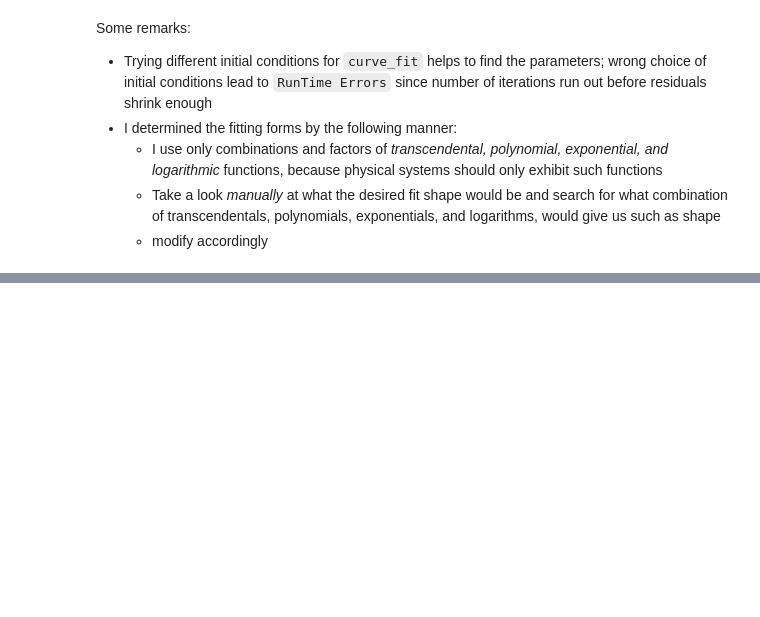
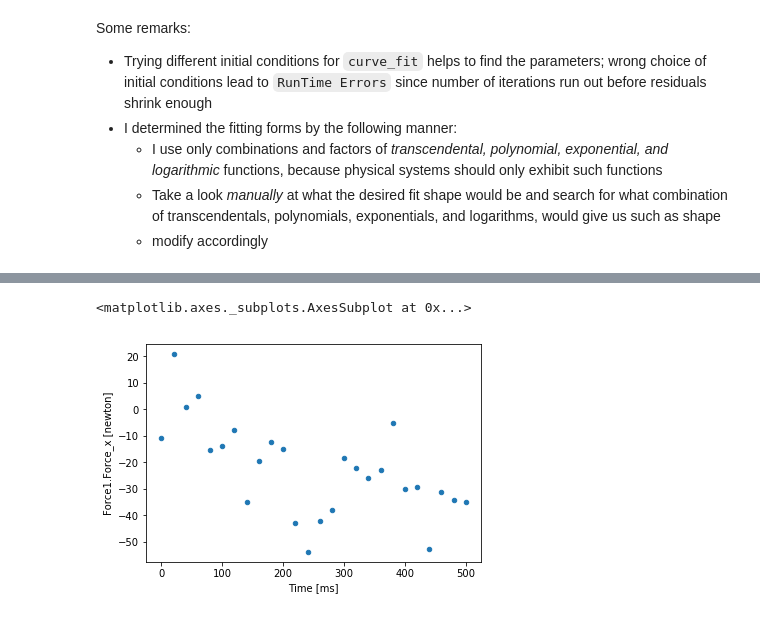
Before and after one commit to ernestyalumni/servetheloop, a Jupyter notebook: CurveFit/CurveFit.ipynb, the cells around one changed output, grey strips where cells are left out. Saved outputs shown, nothing was run; the diff lists cells and outputs as text; code cells hidden in the pictures; blank space fills up the shorter version.

```diff
--- a/CurveFit/CurveFit.ipynb
+++ b/CurveFit/CurveFit.ipynb
@@ -442,0 +488,3 @@ Some remarks:
+# %%
+DF1_A57 = pd.read_csv( SUBDIR + "Data Table 1 A57.csv" )
+XY1_A57 = pd.read_csv( SUBDIR + "XY Plot 1 A57.csv" )
@@ -442,0 +523,5 @@ Some remarks:
+# %%
+DF1_A57.plot("Time [ms]", "Force1.Force_x [newton]", kind="scatter", title="Data Table 1")
+# %% [output]
+<matplotlib.axes._subplots.AxesSubplot at 0x...>
+[figure, added]
```
Also changed, not shown: parts of 29 cells of this notebook.
